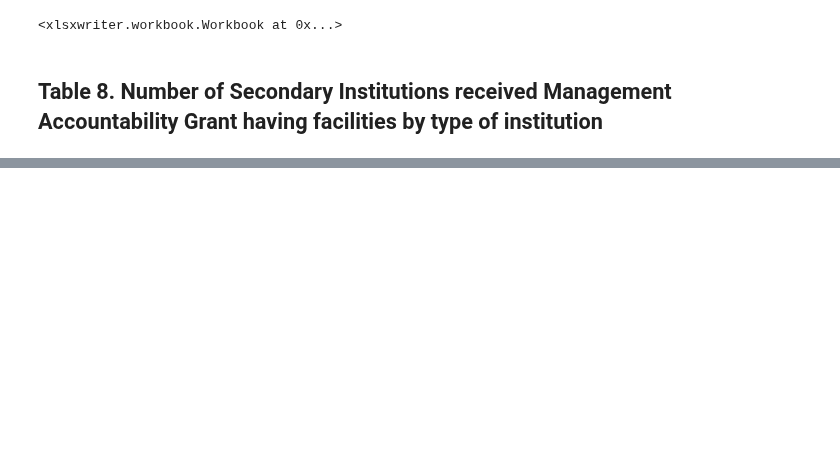
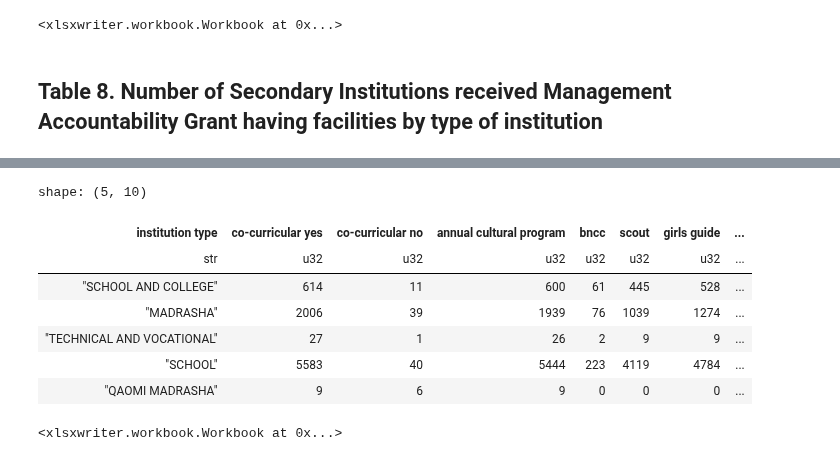
Before and after one commit to monjurmorshed793/sedp-reports, a Jupyter notebook: src/sedp_reports/pbgsi-report.ipynb, the cells around one changed output, grey strips where cells are left out. Saved outputs shown, nothing was run; the diff lists cells and outputs as text; code cells hidden in the pictures; blank space fills up the shorter version.

```diff
--- a/src/sedp_reports/pbgsi-report.ipynb
+++ b/src/sedp_reports/pbgsi-report.ipynb
@@ -537,0 +580,35 @@ report7_df.write_excel('output/table7.xlsx')
+# %%
+from generate.general_information import GENERALIZED_INSTITUTION_TYPE_NAME_EN, CONDUCTS_CO_CURRICULAR_ACTIVITIES, ANNUAL_CULTURAL_PROGRAM, BNCC, SCOUT, SCOUT_GIRLS_GUIDE_ROVER, ROVER, ANNUAL_SPORTS, DEBATE_COMPETITIONS
+
+result9 = (
+    general_information.lazy()
+    .group_by(pl.col(GENERALIZED_INSTITUTION_TYPE_NAME_EN).alias('institution type'))
+    .agg([
+        (pl.col(CONDUCTS_CO_CURRICULAR_ACTIVITIES)==1).sum().alias('co-curricular yes'),
+        (pl.col(CONDUCTS_CO_CURRICULAR_ACTIVITIES)==0).sum().alias('co-curricular no'),
+        (pl.col(ANNUAL_CULTURAL_PROGRAM)==1).sum().alias('annual cultural program'),
+        (pl.col(BNCC)==1).sum().alias('bncc'),
+        (pl.col(SCOUT)==1).sum().alias('scout'),
+        (pl.col(SCOUT_GIRLS_GUIDE_ROVER)==1).sum().alias('girls guide'),
+        (pl.col(ROVER)==1).sum().alias('rover'),
+        (pl.col(ANNUAL_SPORTS)==1).sum().alias('annual sports'),
+        (pl.col(DEBATE_COMPETITIONS)==1).sum().alias('debate')
+    ])
+)
+
+
+result9_df = result9.collect()
+result9_df.head()
+# %% [output]
+shape: (5, 10)
+| institution type | co-curricular yes | co-curricular no | annual cultural program | bncc | scout | girls guide | ... |
+| str | u32 | u32 | u32 | u32 | u32 | u32 | ... |
+| "SCHOOL AND COLLEGE" | 614 | 11 | 600 | 61 | 445 | 528 | ... |
+| "MADRASHA" | 2006 | 39 | 1939 | 76 | 1039 | 1274 | ... |
+| "TECHNICAL AND VOCATIONAL" | 27 | 1 | 26 | 2 | 9 | 9 | ... |
+| "SCHOOL" | 5583 | 40 | 5444 | 223 | 4119 | 4784 | ... |
+| "QAOMI MADRASHA" | 9 | 6 | 9 | 0 | 0 | 0 | ... |
+# %%
+result9_df.write_excel('output/table9.xlsx')
+# %% [output]
+<xlsxwriter.workbook.Workbook at 0x...>
```
Also changed, not shown: parts of 20 cells of this notebook.
